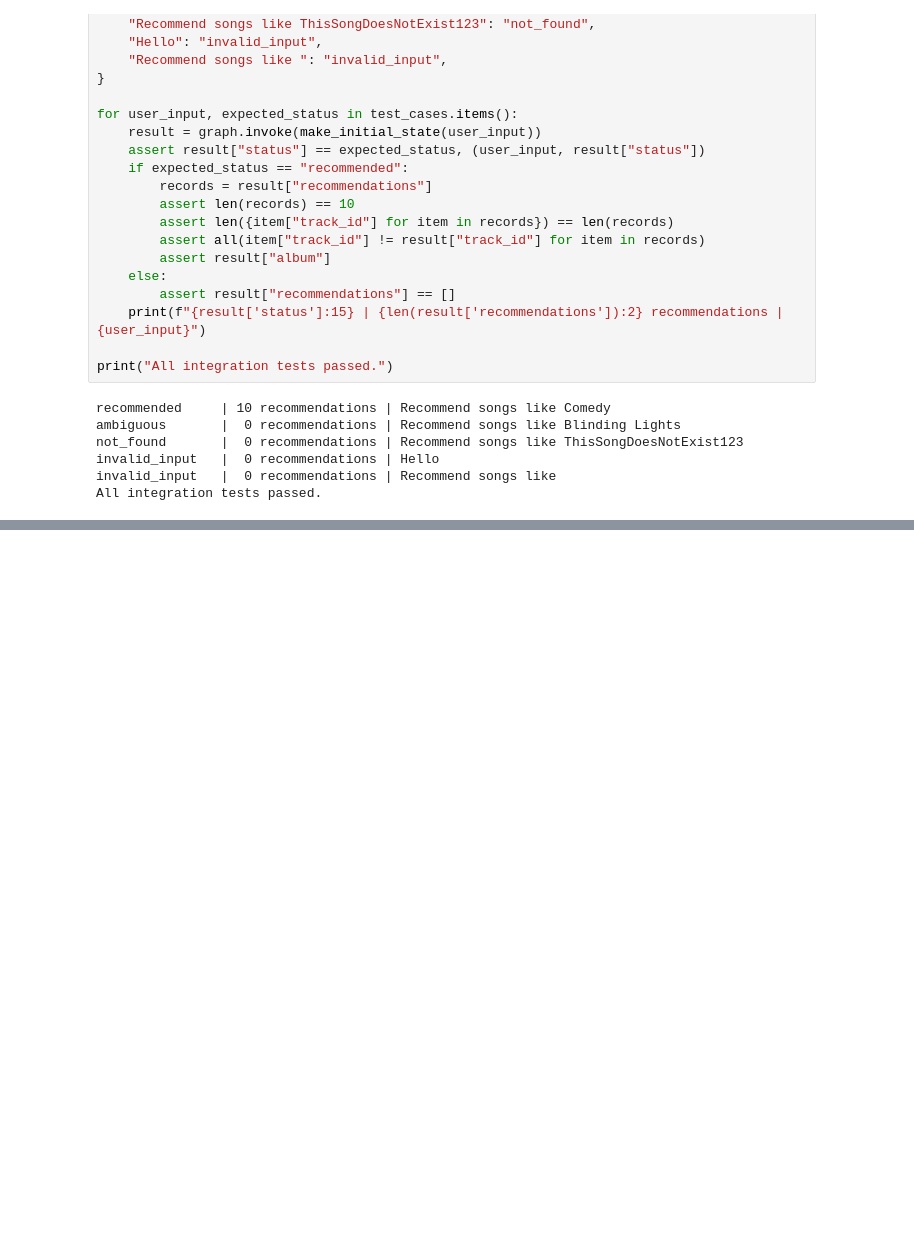
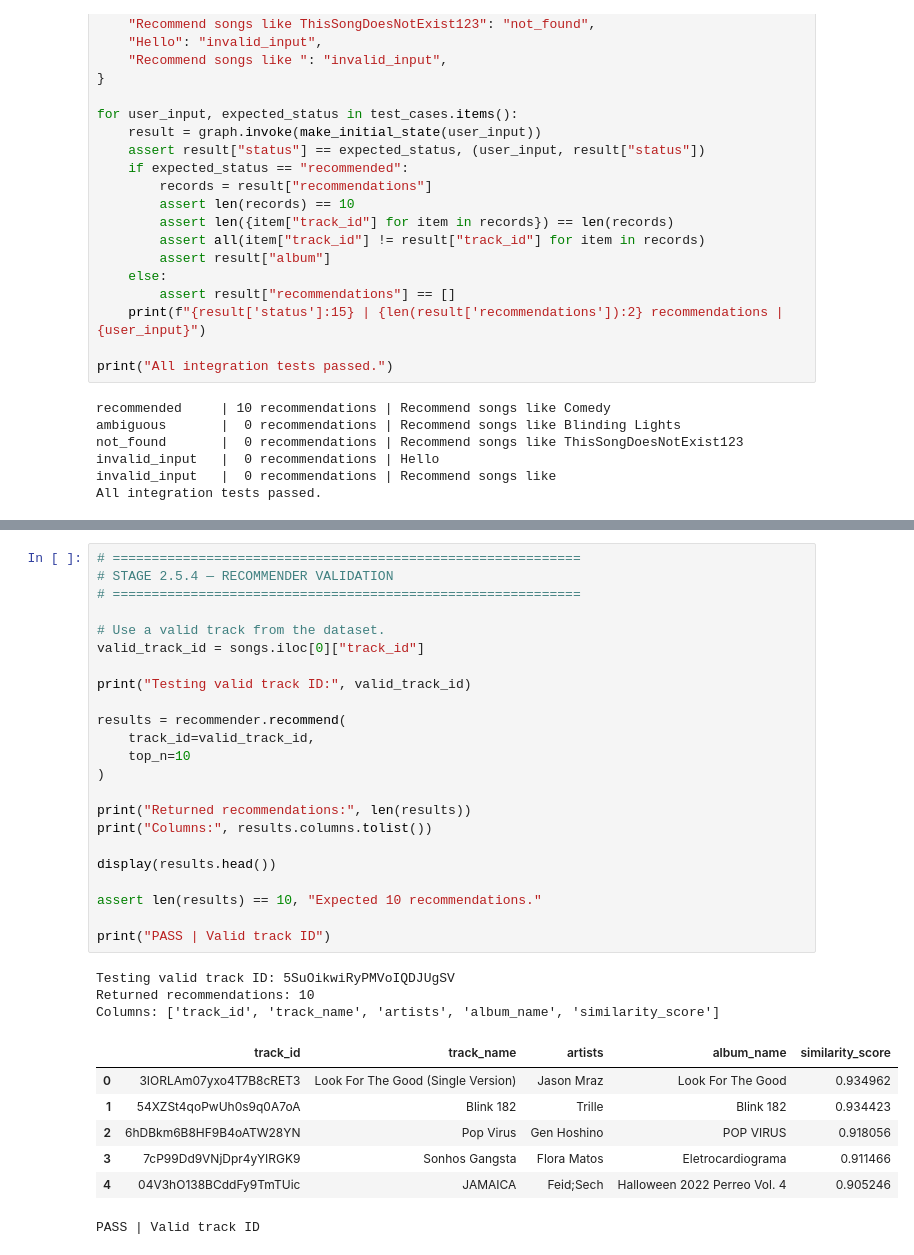
Before and after one commit to samyak-anand/song-recommendations-, a Jupyter notebook: lg_example/02_langgraph_song_lookup.ipynb, the cells around one changed output, grey strips where cells are left out. Drawn from its saved outputs; the diff is of its cells as text; blank space fills up the shorter version.

```diff
--- a/lg_example/02_langgraph_song_lookup.ipynb
+++ b/lg_example/02_langgraph_song_lookup.ipynb
@@ -357,0 +889,34 @@ All integration tests passed.
+# %%
+# ============================================================
+# STAGE 2.5.4 — RECOMMENDER VALIDATION
+# ============================================================
+
+# Use a valid track from the dataset.
+valid_track_id = songs.iloc[0]["track_id"]
+
+print("Testing valid track ID:", valid_track_id)
+
+results = recommender.recommend(
+    track_id=valid_track_id,
+    top_n=10
+)
+
+print("Returned recommendations:", len(results))
+print("Columns:", results.columns.tolist())
+
+display(results.head())
+
+assert len(results) == 10, "Expected 10 recommendations."
+
+print("PASS | Valid track ID")
+# %% [output]
+Testing valid track ID: 5SuOikwiRyPMVoIQDJUgSV
+Returned recommendations: 10
+Columns: ['track_id', 'track_name', 'artists', 'album_name', 'similarity_score']
+|  | track_id | track_name | artists | album_name | similarity_score |
+| 0 | 3IORLAm07yxo4T7B8cRET3 | Look For The Good (Single Version) | Jason Mraz | Look For The Good | 0.934962 |
+| 1 | 54XZSt4qoPwUh0s9q0A7oA | Blink 182 | Trille | Blink 182 | 0.934423 |
+| 2 | 6hDBkm6B8HF9B4oATW28YN | Pop Virus | Gen Hoshino | POP VIRUS | 0.918056 |
+| 3 | 7cP99Dd9VNjDpr4yYIRGK9 | Sonhos Gangsta | Flora Matos | Eletrocardiograma | 0.911466 |
+| 4 | 04V3hO138BCddFy9TmTUic | JAMAICA | Feid;Sech | Halloween 2022 Perreo Vol. 4 | 0.905246 |
+PASS | Valid track ID
```
Also changed, not shown: parts of 27 cells of this notebook, 5 other files.
